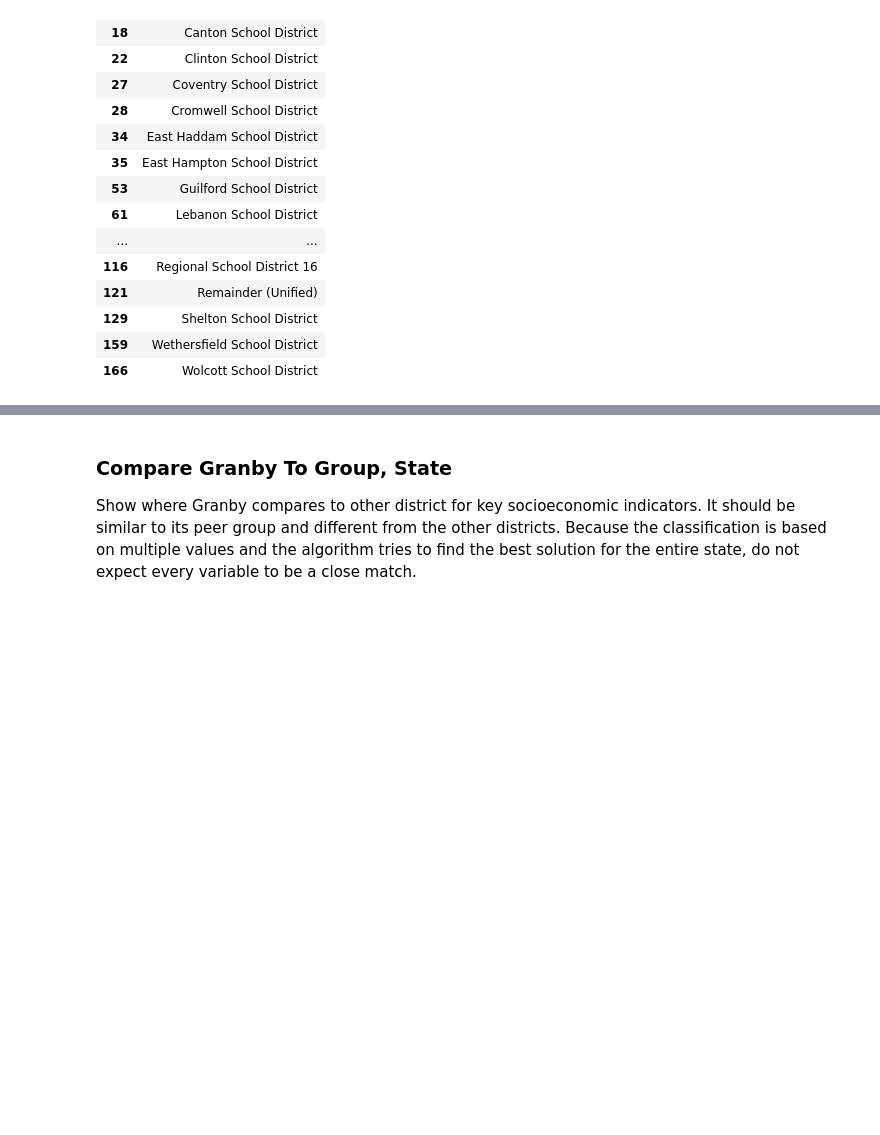
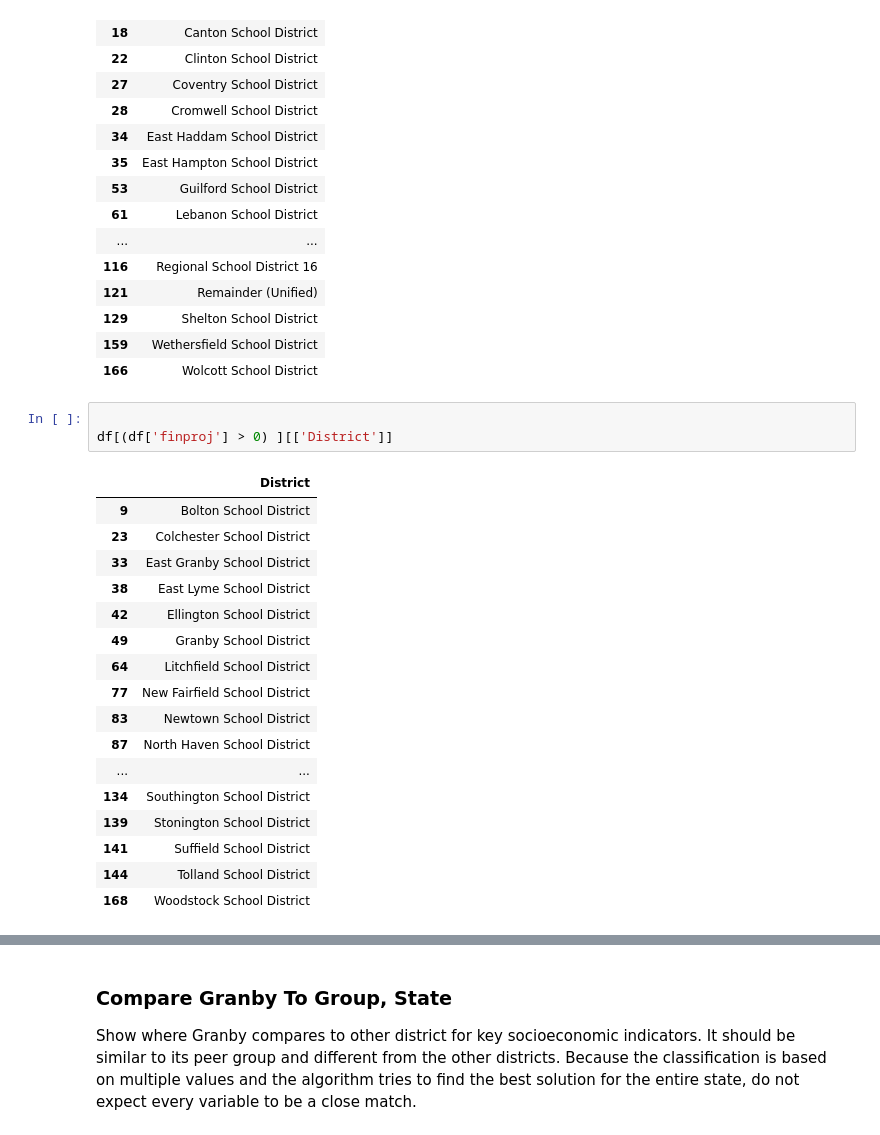
Before and after one commit to jdanke/granby-budget, a Jupyter notebook: demographic benchmark groups.ipynb, the cells around one changed output, grey strips where cells are left out. Drawn from its saved outputs; the diff is of its cells as text; blank space fills up the shorter version.

```diff
--- a/demographic benchmark groups.ipynb
+++ b/demographic benchmark groups.ipynb
@@ -1066,3 +1076,24 @@ df[(df['finproj'] == 0) & (df['peer'] > 0) ][['District']]
 | 129 | Shelton School District |
 | 159 | Wethersfield School District |
 | 166 | Wolcott School District |
+# %%
+
+df[(df['finproj'] > 0) ][['District']]
+# %% [output]
+|  | District |
+| 9 | Bolton School District |
+| 23 | Colchester School District |
+| 33 | East Granby School District |
+| 38 | East Lyme School District |
+| 42 | Ellington School District |
+| 49 | Granby School District |
+| 64 | Litchfield School District |
+| 77 | New Fairfield School District |
+| 83 | Newtown School District |
+| 87 | North Haven School District |
+| ... | ... |
+| 134 | Southington School District |
+| 139 | Stonington School District |
+| 141 | Suffield School District |
+| 144 | Tolland School District |
+| 168 | Woodstock School District |
```
Also changed, not shown: parts of 11 cells of this notebook, 11 other files.
